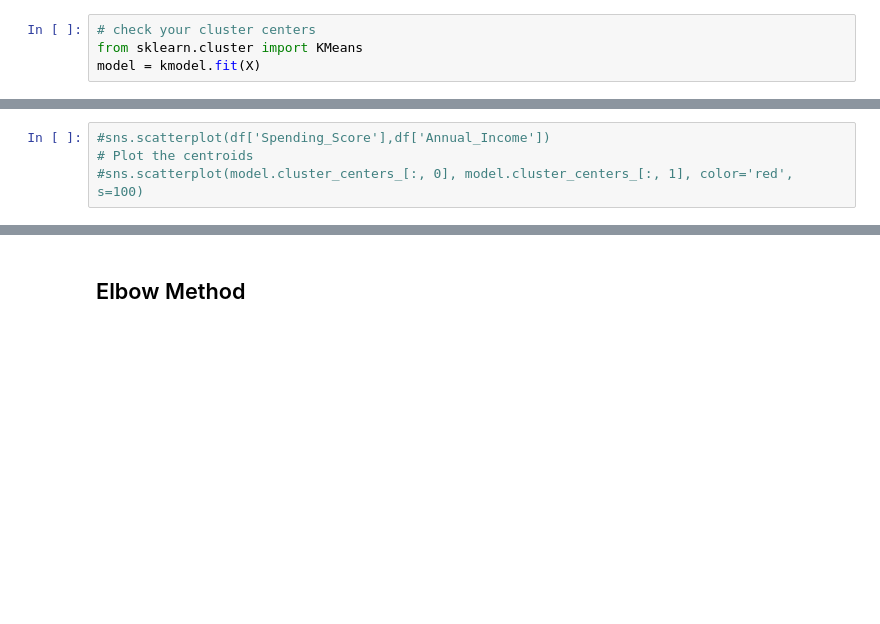
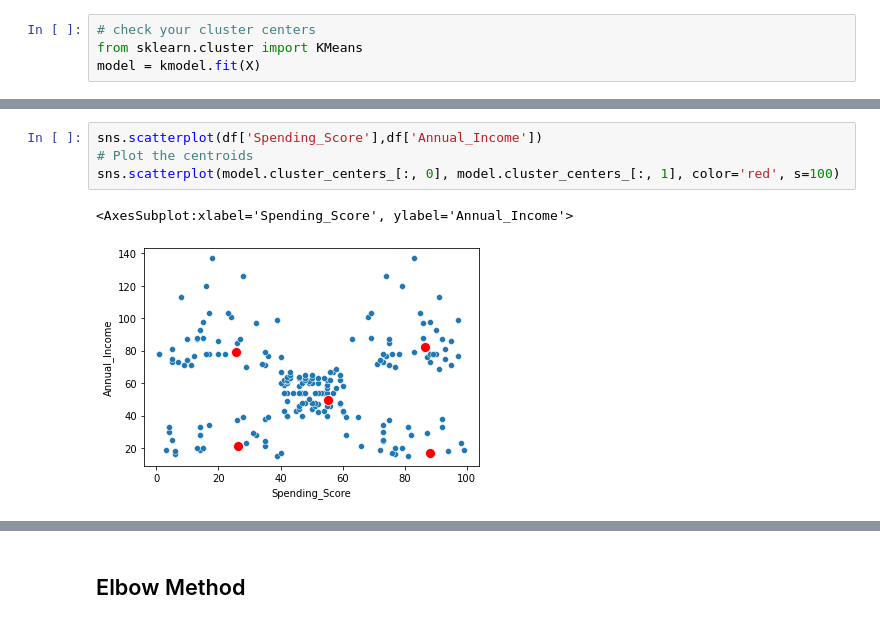
Before and after one commit to MatthewDurocher/bus0007, a Jupyter notebook: labs/lab9/Unsupervised Clustering.ipynb, the cells around one changed output, grey strips where cells are left out. Drawn from its saved outputs; the diff is of its cells as text; blank space fills up the shorter version.

```diff
--- a/labs/lab9/Unsupervised Clustering.ipynb
+++ b/labs/lab9/Unsupervised Clustering.ipynb
@@ -117,7 +120,10 @@ array([[86.53846154, 82.12820513],
 # %%
-#sns.scatterplot(df['Spending_Score'],df['Annual_Income'])
+sns.scatterplot(df['Spending_Score'],df['Annual_Income'])
 # Plot the centroids
-#sns.scatterplot(model.cluster_centers_[:, 0], model.cluster_centers_[:, 1], color='red', s=100)
+sns.scatterplot(model.cluster_centers_[:, 0], model.cluster_centers_[:, 1], color='red', s=100)
+# %% [output]
+<AxesSubplot:xlabel='Spending_Score', ylabel='Annual_Income'>
+[figure, added]
 # %%
 # Put this data back in to the main dataframe corresponding to each observation
 model.labels_
```
Also changed, not shown: parts of 17 cells of this notebook.
